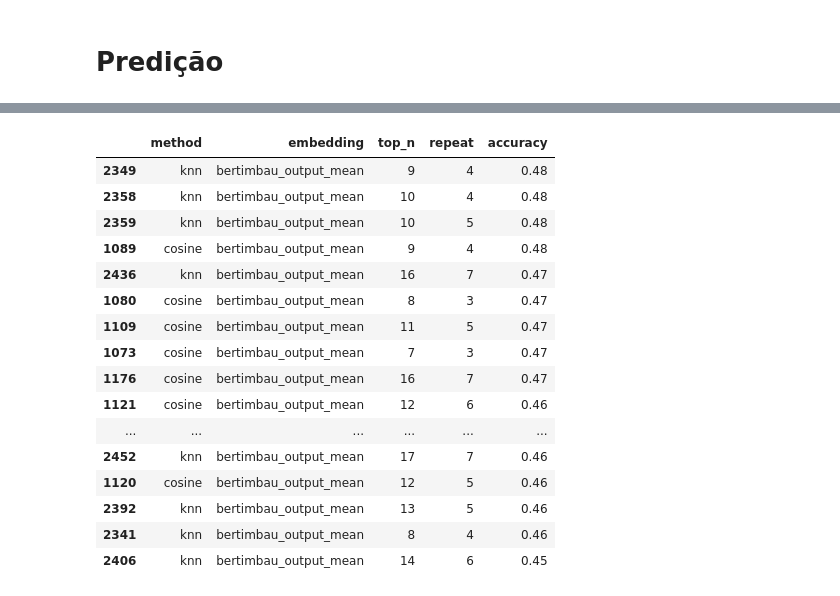
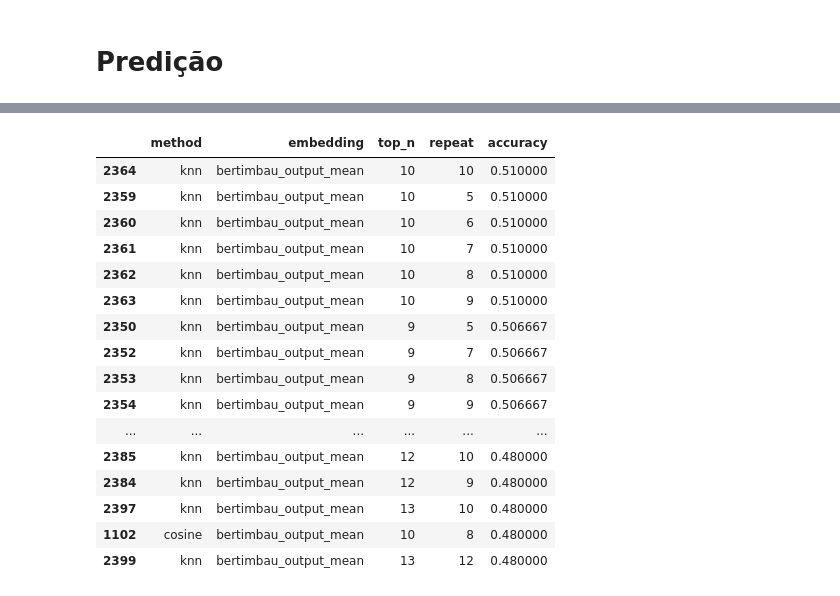
Before and after one commit to rafavidal1709/projeto-aplicado-iii, a Jupyter notebook: Acurácia_dos_modelos.ipynb, the cells around one changed output, grey strips where cells are left out. Cells and saved outputs as stored; diff of their text form; code cells hidden in the pictures.

```diff
--- a/Acurácia_dos_modelos.ipynb
+++ b/Acurácia_dos_modelos.ipynb
@@ -56,6 +56,7 @@ def load_dataset(filename):
   file_path = os.path.join(folder_path, filename+'.json')
   with open(file_path, 'r') as f:
     data = json.load(f)
-  data['embedding'] = {int(k): v for k, v in data['embedding'].items()}
+  if 'embedding' in data:
+    data['embedding'] = {int(k): v for k, v in data['embedding'].items()}
   return data
 # %% [output]
@@ -611,9 +612,12 @@ def predict_cosine(base_dataset, dataset, embedding, top_n=5, repeat=1):
                 tags_[base_dataset['category'][ranked_indices[j]]] = 1
 
         tags.append([])
-        for key, value in tags_.items():
-          if value >= repeat:
-            tags[i].append(key)
+        for rep in range(repeat, 0, -1):
+          for key, value in tags_.items():
+            if value >= rep:
+              tags[i].append(key)
+          if len(tags[i]) > 0:
+            break;
 
     return tags
 
@@ -649,9 +653,12 @@ def predict_knn(base_dataset, dataset, embedding, top_n=5, repeat=1):
                 tags_[base_dataset['category'][ranked_indices[0][j]]] = 1
 
         tags.append([])
-        for key, value in tags_.items():
-          if value >= repeat:
-            tags[i].append(key)
+        for rep in range(repeat, 0, -1):
+          for key, value in tags_.items():
+            if value >= rep:
+              tags[i].append(key)
+          if len(tags[i]) > 0:
+            break;
 
     return tags
 
@@ -673,5 +680,6 @@ def evaluate(base_dataset, dataset, method, embedding, top_n=5, repeat=1):
       accu += a/len(tags[i])
   return accu/len(dataset['text'])
 
-evaluate(dataset, dataset2, 'knn', 'bertimbau_output_mean', top_n=9, repeat=4)
+print(evaluate(dataset, dataset2, 'cosine', 'bertimbau_output_mean', top_n=9, repeat=5))
+print(evaluate(dataset, dataset2, 'knn', 'bertimbau_output_mean', top_n=10, repeat=5))
 # %% [output]
@@ -679,12 +688,15 @@ evaluate(dataset, dataset2, 'knn', 'bertimbau_output_mean', top_n=9, repeat=4)
 # %%
+import time
+
 accuracy = []
 
 for method in ['cosine', 'knn']:
   for embedding in dataset['embedding'][0].keys():
-    print(method, embedding)
+    start_time = time.time()
     for top_n in range(1, 21):
       for repeat in range(1, top_n+1):
         accuracy.append({'method':method, 'embedding':embedding, 'top_n':top_n, 'repeat':repeat, 'accuracy':evaluate(dataset, dataset2, method, embedding, top_n, repeat)})
+    print(method, ' ', embedding, ' ', time.time() - start_time, ' segundos')
 
 print(accuracy)
 save_dataset(accuracy,'evaluate')
@@ -705,26 +717,26 @@ knn bertimbau_output_mean
 # %%
 import pandas as pd
 
 df = pd.DataFrame(accuracy)
 
 df_sorted = df.sort_values(by=['accuracy'], ascending=False)
 
-df_sorted.head(20)
+df_sorted.head(50)
 # %% [output]
 |  | method | embedding | top_n | repeat | accuracy |
-| 2349 | knn | bertimbau_output_mean | 9 | 4 | 0.48 |
-| 2358 | knn | bertimbau_output_mean | 10 | 4 | 0.48 |
-| 2359 | knn | bertimbau_output_mean | 10 | 5 | 0.48 |
-| 1089 | cosine | bertimbau_output_mean | 9 | 4 | 0.48 |
-| 2436 | knn | bertimbau_output_mean | 16 | 7 | 0.47 |
-| 1080 | cosine | bertimbau_output_mean | 8 | 3 | 0.47 |
-| 1109 | cosine | bertimbau_output_mean | 11 | 5 | 0.47 |
-| 1073 | cosine | bertimbau_output_mean | 7 | 3 | 0.47 |
-| 1176 | cosine | bertimbau_output_mean | 16 | 7 | 0.47 |
-| 1121 | cosine | bertimbau_output_mean | 12 | 6 | 0.46 |
+| 2364 | knn | bertimbau_output_mean | 10 | 10 | 0.510000 |
+| 2359 | knn | bertimbau_output_mean | 10 | 5 | 0.510000 |
+| 2360 | knn | bertimbau_output_mean | 10 | 6 | 0.510000 |
+| 2361 | knn | bertimbau_output_mean | 10 | 7 | 0.510000 |
+| 2362 | knn | bertimbau_output_mean | 10 | 8 | 0.510000 |
+| 2363 | knn | bertimbau_output_mean | 10 | 9 | 0.510000 |
+| 2350 | knn | bertimbau_output_mean | 9 | 5 | 0.506667 |
+| 2352 | knn | bertimbau_output_mean | 9 | 7 | 0.506667 |
+| 2353 | knn | bertimbau_output_mean | 9 | 8 | 0.506667 |
+| 2354 | knn | bertimbau_output_mean | 9 | 9 | 0.506667 |
 | ... | ... | ... | ... | ... | ... |
-| 2452 | knn | bertimbau_output_mean | 17 | 7 | 0.46 |
-| 1120 | cosine | bertimbau_output_mean | 12 | 5 | 0.46 |
-| 2392 | knn | bertimbau_output_mean | 13 | 5 | 0.46 |
-| 2341 | knn | bertimbau_output_mean | 8 | 4 | 0.46 |
-| 2406 | knn | bertimbau_output_mean | 14 | 6 | 0.45 |
+| 2385 | knn | bertimbau_output_mean | 12 | 10 | 0.480000 |
+| 2384 | knn | bertimbau_output_mean | 12 | 9 | 0.480000 |
+| 2397 | knn | bertimbau_output_mean | 13 | 10 | 0.480000 |
+| 1102 | cosine | bertimbau_output_mean | 10 | 8 | 0.480000 |
+| 2399 | knn | bertimbau_output_mean | 13 | 12 | 0.480000 |
```
Also changed, not shown: parts of 3 cells of this notebook.
